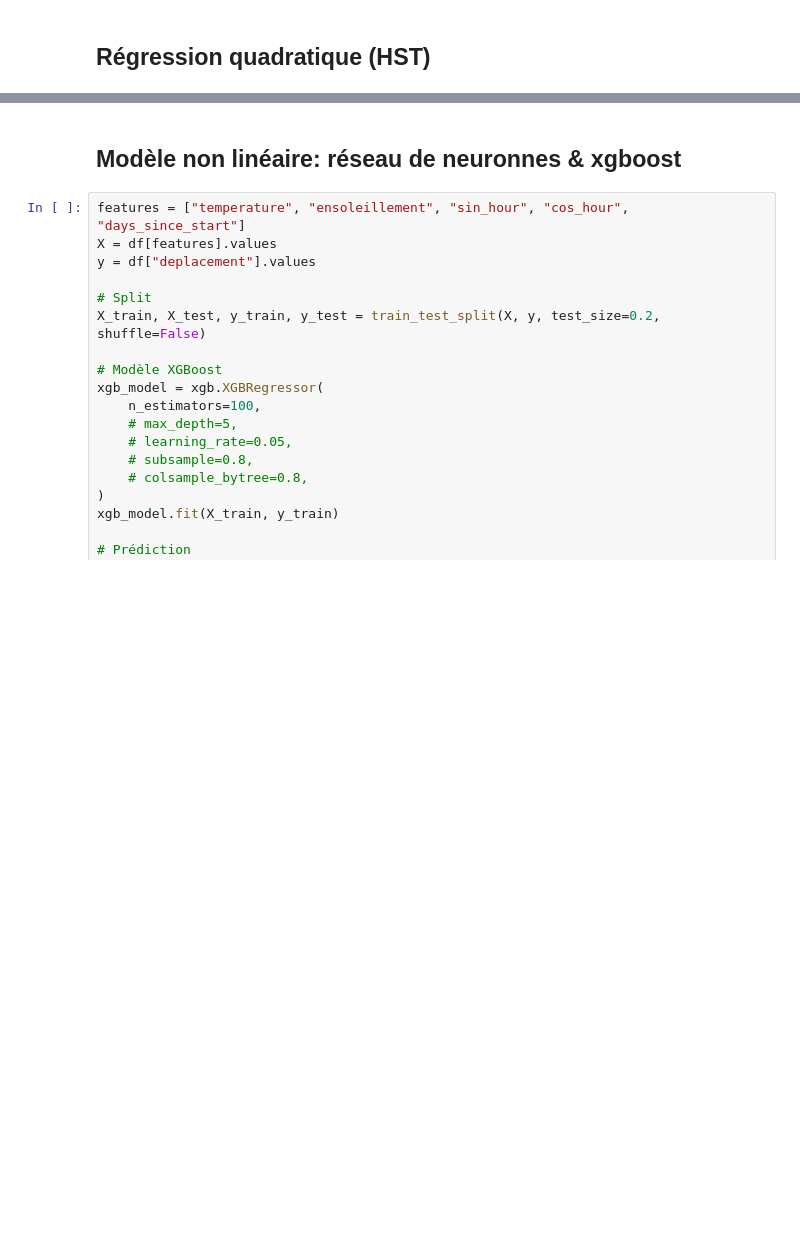
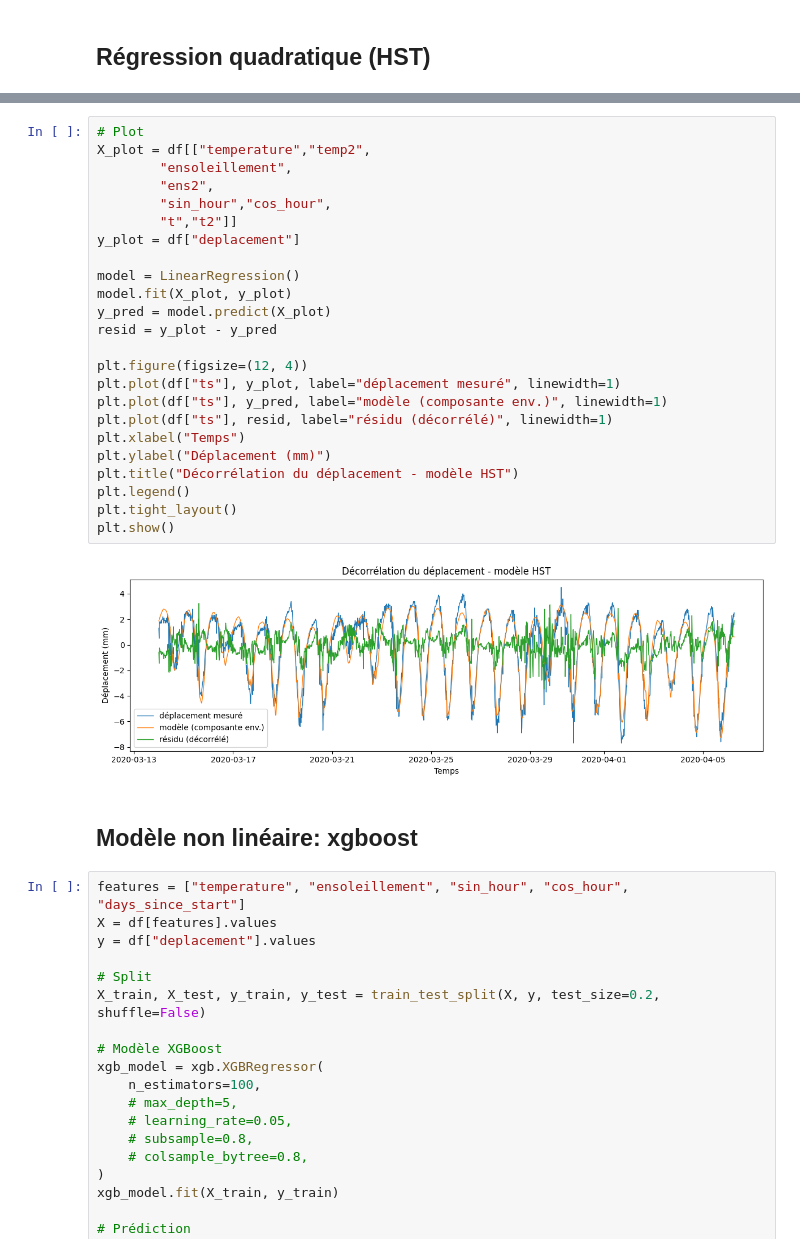
Before and after one commit to Omarbenjelloun915/cementys-deplacement-decorr, a Jupyter notebook: analyse_technique.ipynb, the cells around one changed output, grey strips where cells are left out. Drawn from its saved outputs; the diff is of its cells as text; blank space fills up the shorter version.

```diff
--- a/analyse_technique.ipynb
+++ b/analyse_technique.ipynb
@@ -293,5 +343,31 @@ Durbin-Watson du résidu final : 2.06
+# %%
+# Plot
+X_plot = df[["temperature","temp2",
+        "ensoleillement",
+        "ens2",
+        "sin_hour","cos_hour",
+        "t","t2"]]
+y_plot = df["deplacement"]
+
+model = LinearRegression()
+model.fit(X_plot, y_plot)
+y_pred = model.predict(X_plot)
+resid = y_plot - y_pred
+
+plt.figure(figsize=(12, 4))
+plt.plot(df["ts"], y_plot, label="déplacement mesuré", linewidth=1)
+plt.plot(df["ts"], y_pred, label="modèle (composante env.)", linewidth=1)
+plt.plot(df["ts"], resid, label="résidu (décorrélé)", linewidth=1)
+plt.xlabel("Temps")
+plt.ylabel("Déplacement (mm)")
+plt.title("Décorrélation du déplacement - modèle HST")
+plt.legend()
+plt.tight_layout()
+plt.show()
+# %% [output]
+[figure, added]
 # %% [markdown]
-## Modèle non linéaire: réseau de neuronnes & xgboost
+## Modèle non linéaire: xgboost
 # %%
 features = ["temperature", "ensoleillement", "sin_hour", "cos_hour", "days_since_start"]
 X = df[features].values
```
Also changed, not shown: parts of 12 cells of this notebook, 1 other file.
